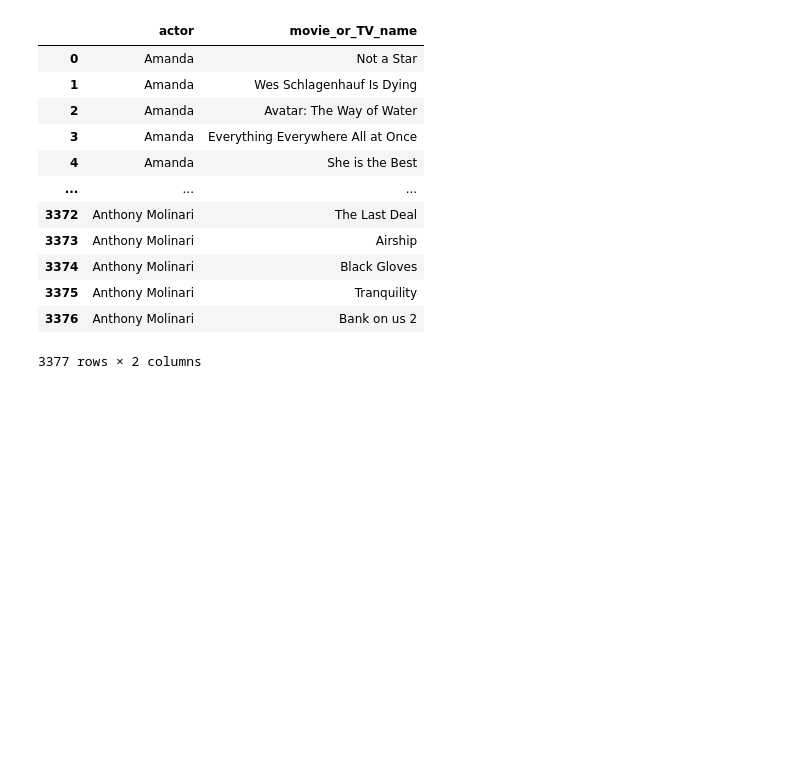
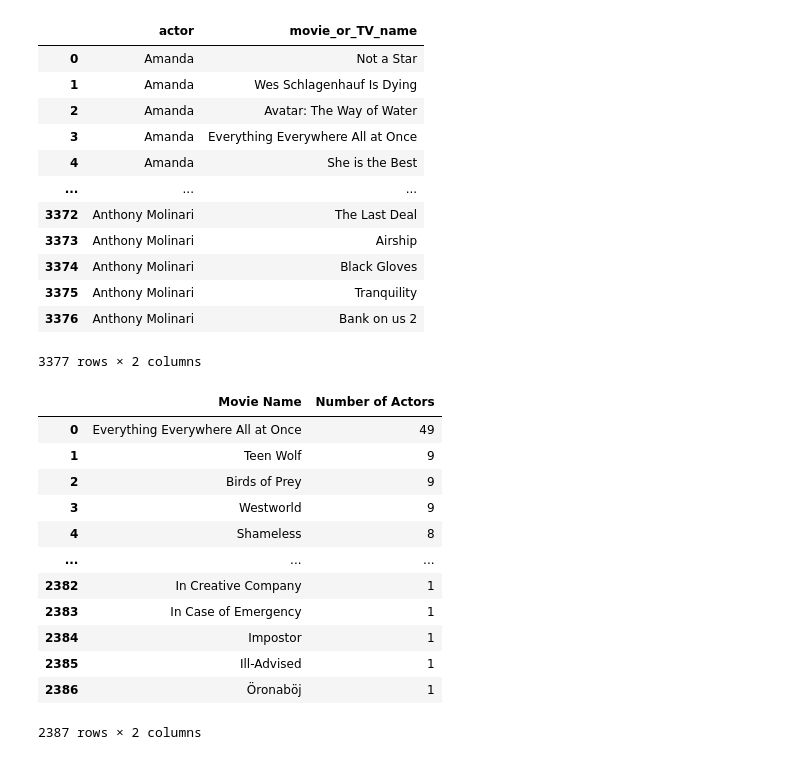
Before and after one commit to dhuang135/dhuang135.github.io, a Jupyter notebook: hw/hw 2 raw.ipynb, the cells around one changed output. Cells and saved outputs as stored; diff of their text form; code cells hidden in the pictures; blank space fills up the shorter version.

```diff
--- a/hw/hw 2 raw.ipynb
+++ b/hw/hw 2 raw.ipynb
@@ -24,0 +23,18 @@ grouped_movies = movies.groupby(["movie_or_TV_name"])["movie_or_TV_name"].count(
+# %%
+grouped_movies = pd.read_csv("grouped_movies.csv")
+# %%
+grouped_movies.e
+# %% [output]
+|  | Movie Name | Number of Actors |
+| 0 | Everything Everywhere All at Once | 49 |
+| 1 | Teen Wolf | 9 |
+| 2 | Birds of Prey | 9 |
+| 3 | Westworld | 9 |
+| 4 | Shameless | 8 |
+| ... | ... | ... |
+| 2382 | In Creative Company | 1 |
+| 2383 | In Case of Emergency | 1 |
+| 2384 | Impostor | 1 |
+| 2385 | Ill-Advised | 1 |
+| 2386 | Öronaböj | 1 |
+2387 rows × 2 columns
```
Also changed, not shown: parts of 13 cells of this notebook, 3 other files.
